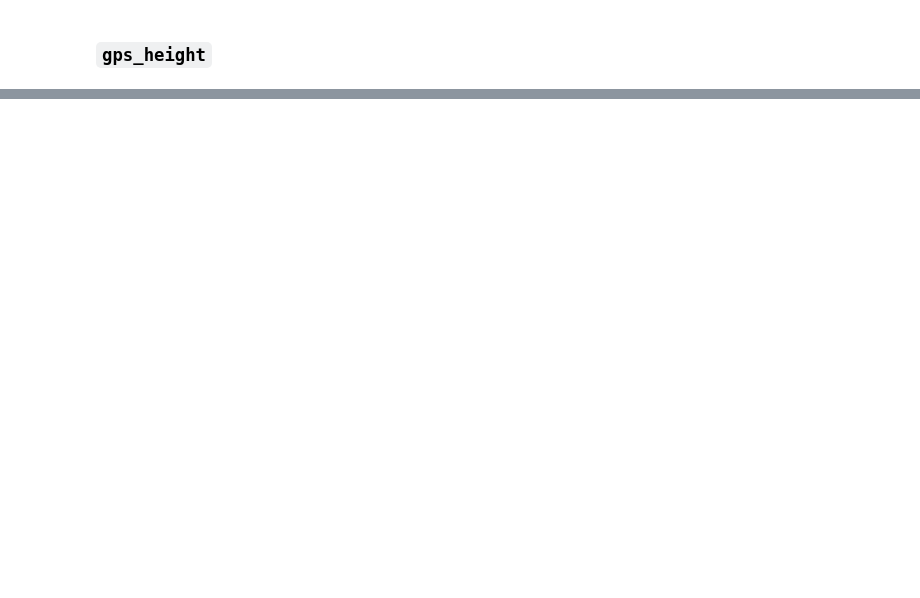
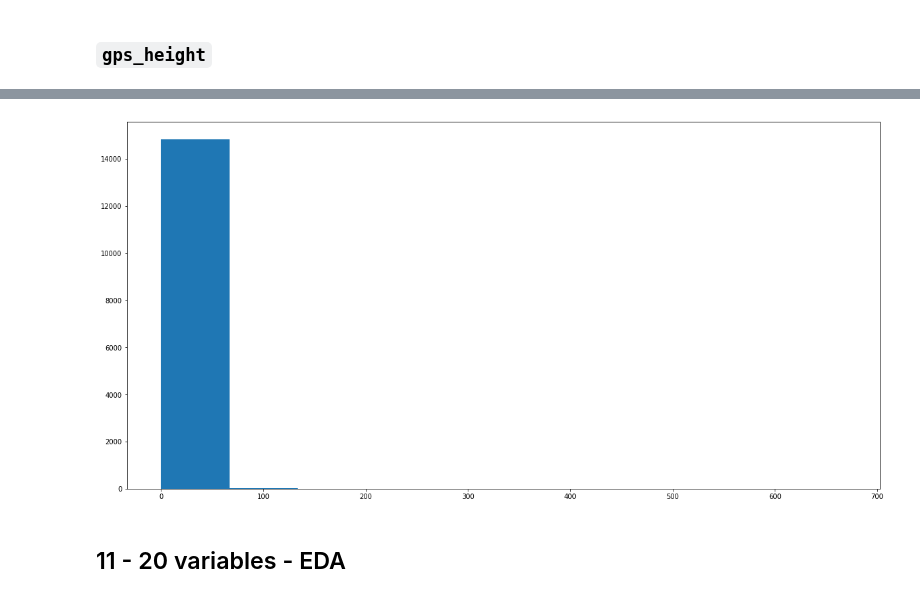
Before and after one commit to s28kiru/clean-pump-prediction, a Jupyter notebook: eda.ipynb, the cells around one changed output, grey strips where cells are left out. Cells and saved outputs as stored; diff of their text form; code cells hidden in the pictures; blank space fills up the shorter version.

```diff
--- a/eda.ipynb
+++ b/eda.ipynb
@@ -148,0 +287,6 @@ histogram(test_data['gps_height'])
+# %%
+histogram(test_data['num_private'])
+# %% [output]
+[figure, added]
+# %% [markdown]
+## 11 - 20 variables - EDA
```
Also changed, not shown: parts of 47 cells of this notebook.
